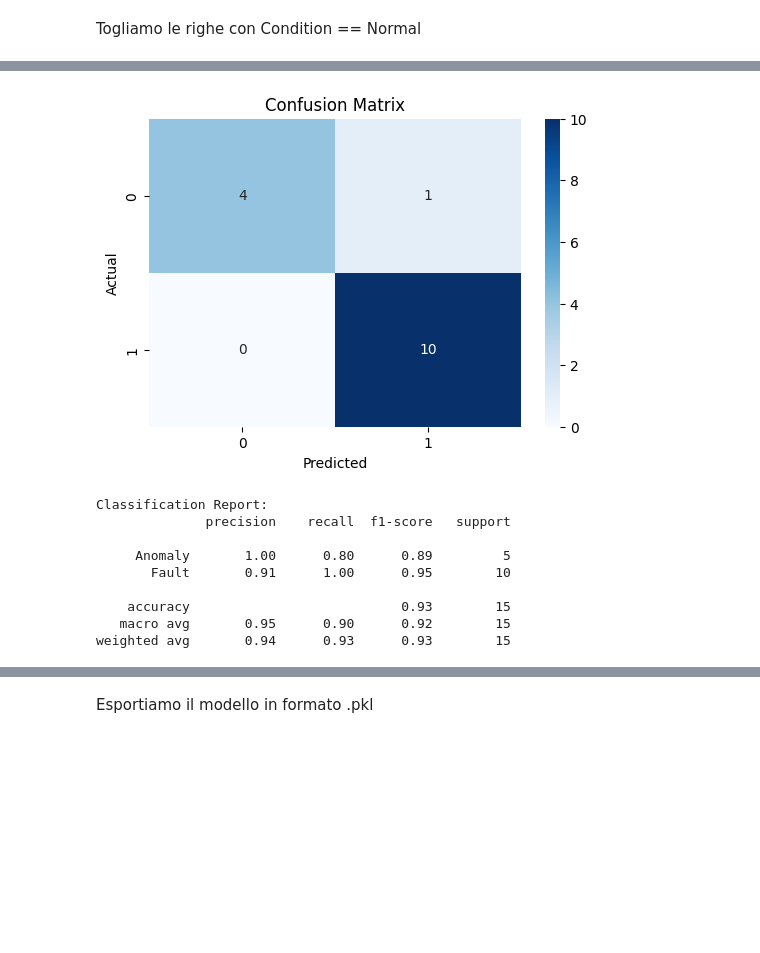
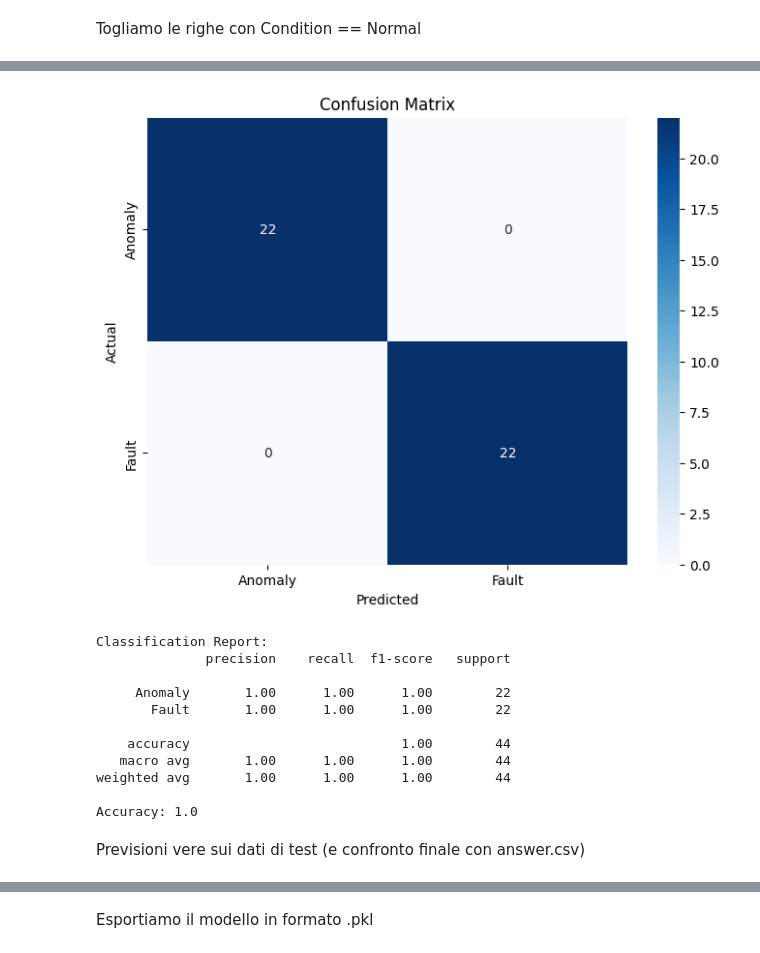
Before and after one commit to enricopierga/C2_PHM_AsiaPacific_2023, a Jupyter notebook: task2/task2.ipynb, the cells around one changed output, grey strips where cells are left out. Cells and saved outputs as stored; diff of their text form; code cells hidden in the pictures; blank space fills up the shorter version.

```diff
--- a/task2/task2.ipynb
+++ b/task2/task2.ipynb
@@ -239,11 +185,7 @@ df_pca[["Case", "Cluster"]]
 # %%
 path_dataframes = os.path.join("..", "dataset", "dataframes")
-file_path = os.path.join(path_dataframes, "train_data_aggregated.pkl")
+file_path = os.path.join(path_dataframes, "train_data_aggregated_split.pkl")
 
 df_train_aggregated = pd.read_pickle(file_path)
-
-print("Il Dataframe train_data_aggregated.pkl è il seguente:")
-print(df_train_aggregated.head())
-
-print("\nLa dimensione è:", df_train_aggregated.shape)
+df_train_aggregated
 # %% [output]
@@ -269,3 +204,0 @@ Lasciamo solo le colonne che servono
-# %%
-df_train_aggregated = df_train_aggregated.drop(['Spacecraft','SV1', 'SV2', 'SV3', 'SV4', 'BP1', 'BP2', 'BP3', 'BP4', 'BP5', 'BP6', 'BP7', 'BV1'], axis=1)
-df_train_aggregated
@@ -347,34 +506,58 @@ Procediamo con l'addestramento del classificatore binario con Random Forest
 # %%
-# 4. Suddividi il dataset in training e test set (80% train, 20% test)
+import pandas as pd
+from sklearn.model_selection import train_test_split
+from sklearn.ensemble import RandomForestClassifier
+from sklearn.metrics import confusion_matrix, classification_report, accuracy_score
+import seaborn as sns
+import matplotlib.pyplot as plt
+
+# 1. Separazione delle feature e del target
+X = df_res.drop(columns=['Condition'])
+y = df_res['Condition']
+
+# 2. Mappatura dei target: "Anomaly" -> 2, "Fault" -> 3
+y = y.map({'Anomaly': 2, 'Fault': 3})
+
+# 3. Suddivisione in training e test set (80% train, 20% test), stratificando per mantenere la distribuzione
 X_train, X_test, y_train, y_test = train_test_split(
-    X_selected, y, test_size=0.2, random_state=42, stratify=y
+    X, y, test_size=0.2, random_state=42, stratify=y
 )
 
-# 5. Addestra il classificatore Random Forest sul training set
-rf_model = RandomForestClassifier(random_state=42)
+# 4. Addestramento del modello Random Forest
+rf_model = RandomForestClassifier(random_state=42, class_weight='balanced')
 rf_model.fit(X_train, y_train)
 
-# 6. Prevedi sul test set e calcola le metriche
+# 5. Predizione sul test set
 y_pred = rf_model.predict(X_test)
 
-cm = confusion_matrix(y_test, y_pred)
-plt.figure(figsize=(6,4))
-sns.heatmap(cm, annot=True, fmt='d', cmap='Blues')
+# 6. Calcolo della matrice di confusione
+cm = confusion_matrix(y_test, y_pred, labels=[2, 3])
+
+plt.figure(figsize=(8,6))
+sns.heatmap(cm, annot=True, fmt='d', cmap='Blues',
+            xticklabels=['Anomaly', 'Fault'],
+            yticklabels=['Anomaly', 'Fault'])
 plt.xlabel("Predicted")
 plt.ylabel("Actual")
 plt.title("Confusion Matrix")
 plt.show()
 
-print("\nClassification Report:")
-print(classification_report(y_test, y_pred))
+# 7. Visualizzazione delle metriche
+print("Classification Report:")
+print(classification_report(y_test, y_pred, target_names=['Anomaly', 'Fault']))
+print("Accuracy:", accuracy_score(y_test, y_pred))
 # %% [output]
-[figure, old version]
+[figure, new version]
 Classification Report:
               precision    recall  f1-score   support
 
-     Anomaly       1.00      0.80      0.89         5
-       Fault       0.91      1.00      0.95        10
+     Anomaly       1.00      1.00      1.00        22
+       Fault       1.00      1.00      1.00        22
 
-    accuracy                           0.93        15
-   macro avg       0.95      0.90      0.92        15
-weighted avg       0.94      0.93      0.93        15
+    accuracy                           1.00        44
+   macro avg       1.00      1.00      1.00        44
+weighted avg       1.00      1.00      1.00        44
+
+Accuracy: 1.0
+# %% [markdown]
+Previsioni vere sui dati di test (e confronto finale con answer.csv)
```
Also changed, not shown: parts of 56 cells of this notebook, 14 other files.
